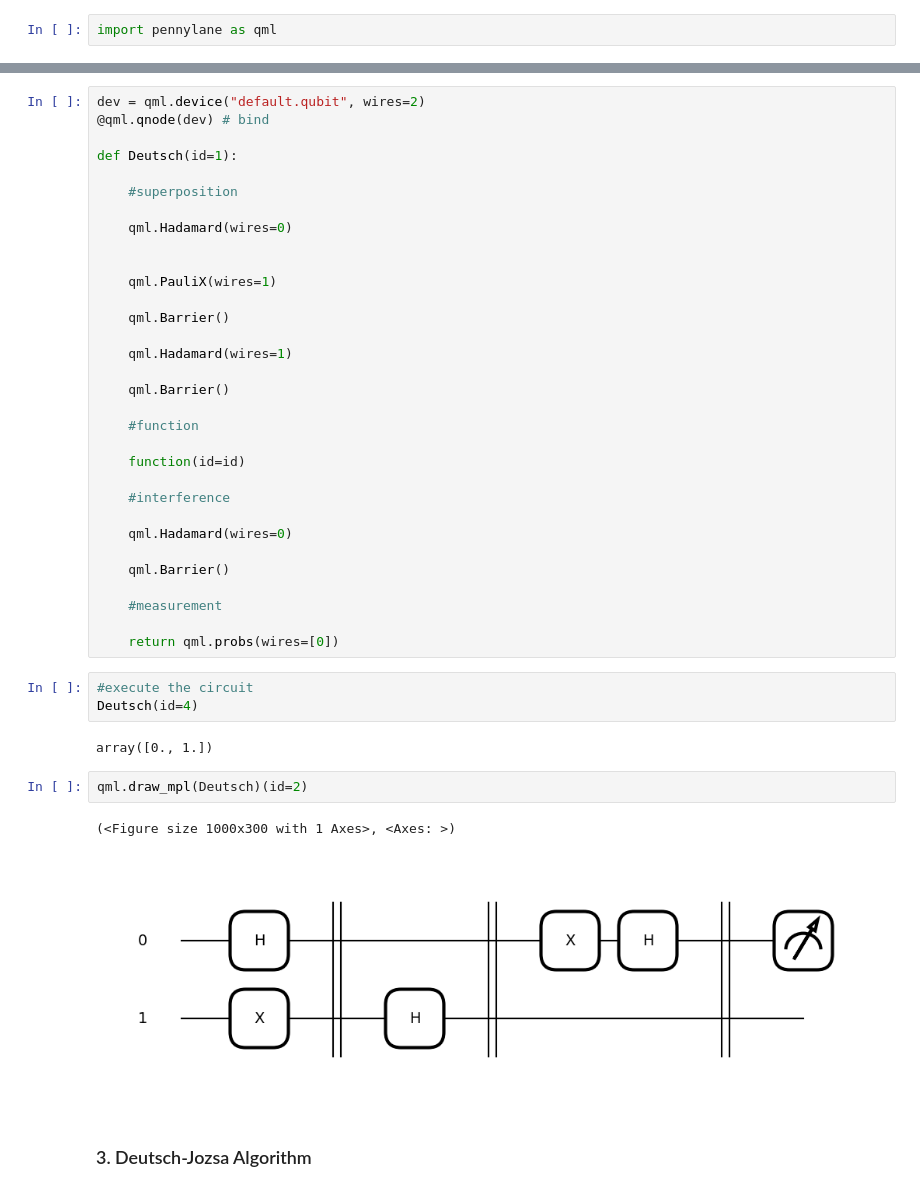
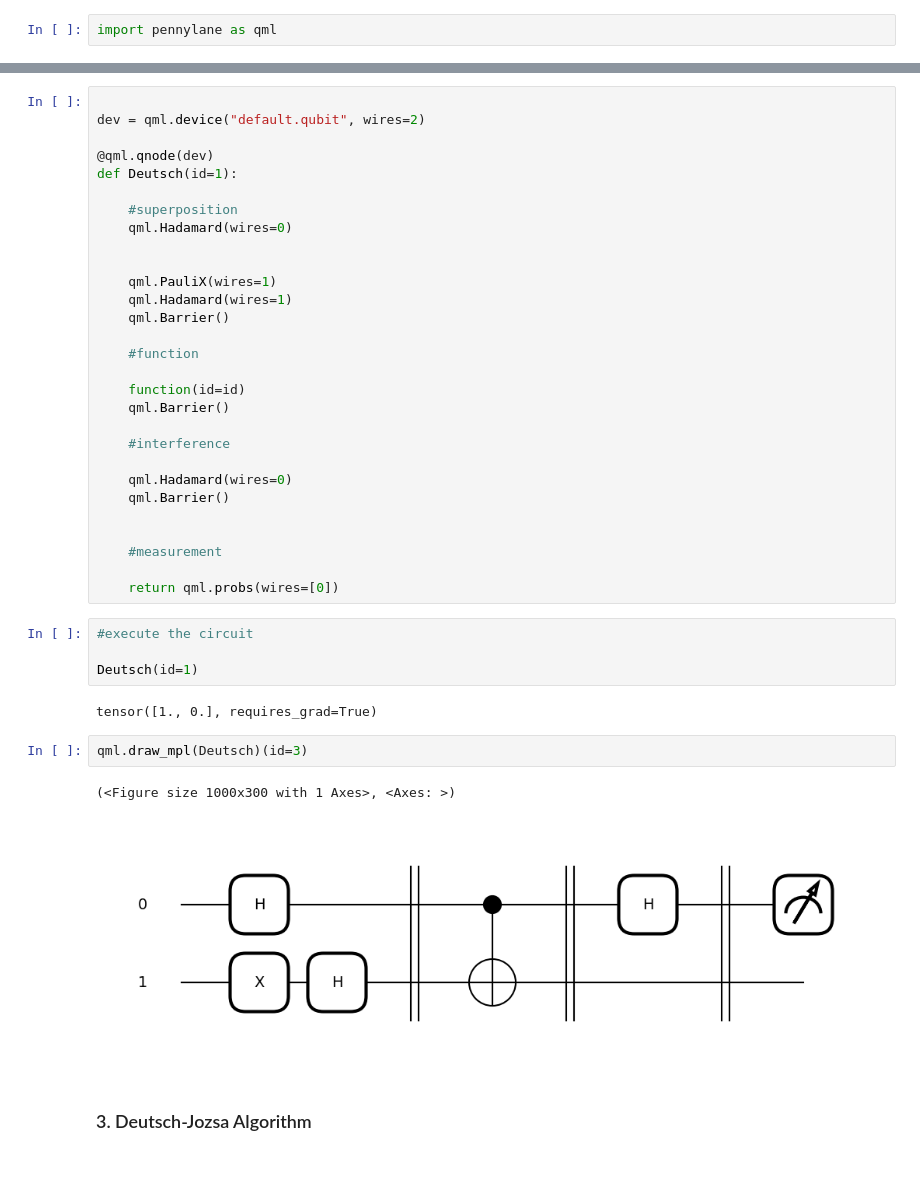
Before and after one commit to monizyzz/University, a Jupyter notebook: 3-year/Concurrency and Interaction/lecture3/lecture-3-deutsch.ipynb, the cells around one changed output, grey strips where cells are left out. Cells and saved outputs as stored; diff of their text form.

```diff
--- a/3-year/Concurrency and Interaction/lecture3/lecture-3-deutsch.ipynb
+++ b/3-year/Concurrency and Interaction/lecture3/lecture-3-deutsch.ipynb
@@ -53,47 +51,45 @@ def function(id=1):
         qml.CNOT(wires=[0, 1])
         qml.PauliX(wires=0)
 # %%
+
 dev = qml.device("default.qubit", wires=2)
-@qml.qnode(dev) # bind
 
+@qml.qnode(dev)
 def Deutsch(id=1):
 
     #superposition
-
     qml.Hadamard(wires=0)
 
 
     qml.PauliX(wires=1)
-
-    qml.Barrier()
-
     qml.Hadamard(wires=1)
-
     qml.Barrier()
 
     #function
 
     function(id=id)
+    qml.Barrier()
 
     #interference
 
     qml.Hadamard(wires=0)
+    qml.Barrier()
 
-    qml.Barrier()
 
     #measurement
 
     return qml.probs(wires=[0])
 # %%
 #execute the circuit
-Deutsch(id=4)
+
+Deutsch(id=1)
 # %% [output]
-array([0., 1.])
+tensor([1., 0.], requires_grad=True)
 # %%
-qml.draw_mpl(Deutsch)(id=2)
+qml.draw_mpl(Deutsch)(id=3)
 # %% [output]
 (<Figure size 1000x300 with 1 Axes>, <Axes: >)
-[figure, old version]
+[figure, new version]
 # %% [markdown]
 ### 3. Deutsch-Jozsa Algorithm <a id="Deutsch-jozsa"></a>
 # %% [markdown]
```
Also changed, not shown: parts of 3 cells of this notebook, 2 other files.
